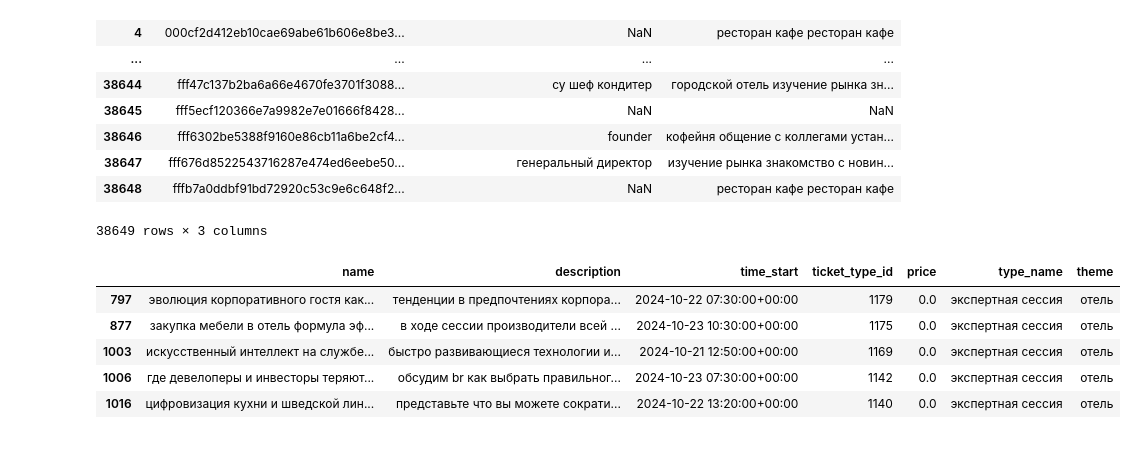
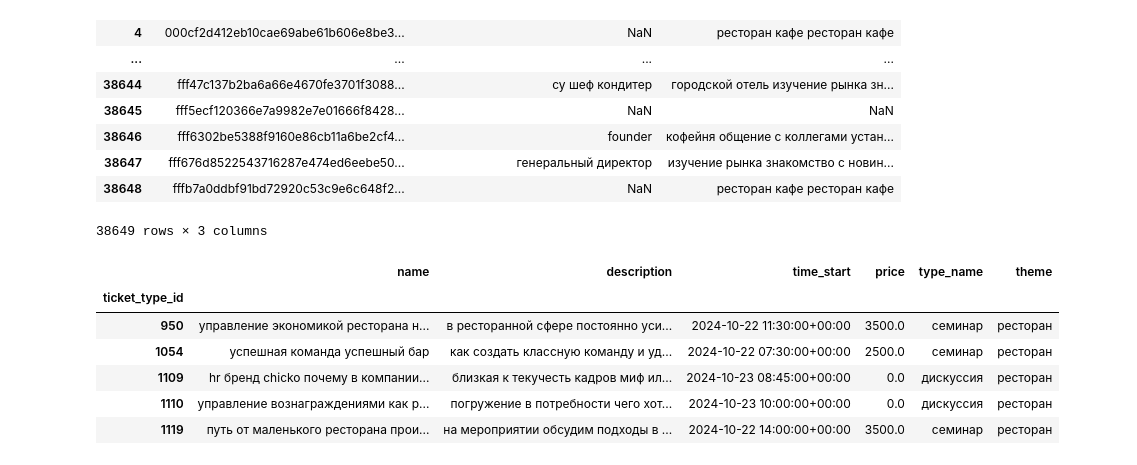
Before and after one commit to merkulovsvt/MachineLearning, a Jupyter notebook: PIR/Model.ipynb, the cells around one changed output. Drawn from its saved outputs; the diff is of its cells as text; code cells hidden in the pictures.

```diff
--- a/PIR/Model.ipynb
+++ b/PIR/Model.ipynb
@@ -134,7 +139,11 @@ Name: count, dtype: int64
 5 rows × 29 columns
 # %%
 for token in tqdm(set(bert_data.index)):
-    bert_sample = bert_data[bert_data.index != token].sample(n=n).reset_index(drop=True)
+    bert_sample = (bert_data[(bert_data.index != token) &
+                             (bert_data.time_year != datetime.now().year)]
+                   .sample(n=n)
+                   .reset_index(drop=True))
+
     user = users_bert[users_bert.index == token].reset_index(drop=True)
 
     bert_sample[user.columns] = user.to_numpy().repeat(n, axis=0)
@@ -163,13 +172,14 @@ Name: count, dtype: int64
 # %%
 from catboost import CatBoostClassifier
 
-X_tfidf = model_tfidf_data.drop(columns=['target', 'ticket_type_id', 'time_year'])
+X_tfidf = (model_tfidf_data
+           .drop(columns=['target', 'ticket_type_id', 'time_year', 'time_day', 'scl_price', 'type']))
 y_tfidf = model_tfidf_data['target']
 
-# tfidf_feature_weights = [1 if elem not in ['ohe_theme_coffee', 'ohe_theme_hotel', 'ohe_theme_restaurant']
-#                    else 1 for elem in model_tfidf_data.columns.values]
+tfidf_feature_weights = [3 if 'ohe' in elem else 1 for elem in X_tfidf.columns.values]
 
 tfidf_model = CatBoostClassifier(feature_weights=None)
 
 tfidf_model.fit(X_tfidf, y_tfidf)
+# tfidf_model.save_model('Models/tfidf_catboost_v1', format="cbm")
 # %% [output]
@@ -225,11 +235,12 @@ plot_feature_importance(tfidf_model.feature_importances_, X_tfidf.columns, 'TF-I
 # %%
-X_bert = model_bert_data.drop(columns=['target', 'ticket_type_id', 'time_year'])
+X_bert = (model_bert_data
+          .drop(columns=['target', 'ticket_type_id', 'time_year', 'time_day', 'scl_price', 'type']))
 y_bert = model_bert_data['target']
 
-# bert_feature_weights = [1 if elem not in ['ohe_theme_coffee', 'ohe_theme_hotel', 'ohe_theme_restaurant']
-#                    else 1 for elem in model_tfidf_data.columns.values]
+bert_feature_weights = [3 if 'ohe' in elem else 1 for elem in X_bert.columns.values]
 
 bert_model = CatBoostClassifier(feature_weights=None)
 
 bert_model.fit(X_bert, y_bert)
+# bert_model.save_model('Models/bert_catboost_v1', format="cbm")
 # %% [output]
@@ -258,36 +269,29 @@ plot_feature_importance(bert_model.feature_importances_, X_bert.columns, 'BERT C
 # %%
-from datetime import datetime
-
-
 def get_predictions(token: str):
     current_year = datetime.now().year
-    current_date = datetime.now().year
-
-    # TODO добавить фильтрацию по дате и по уже приобретенным мероприятиям
-
     tmp_tfidf = (model_tfidf_data[(model_tfidf_data.index != token) &
                                   (model_tfidf_data['time_year'] == current_year)]
-                 .drop(columns=['target', 'time_year'])
+                 .drop(columns=['target', 'time_year', 'type'])
                  .drop_duplicates(subset=['ticket_type_id'])
                  .reset_index(drop=True))
 
     tmp_bert = (model_bert_data[(model_bert_data.index != token) &
                                 (model_bert_data['time_year'] == current_year)]
-                .drop(columns=['target', 'time_year'])
+                .drop(columns=['target', 'time_year', 'type'])
                 .drop_duplicates(subset=['ticket_type_id'])
                 .reset_index(drop=True))
 
     tfidf_tt_ids = tmp_tfidf['ticket_type_id']
     tfidf_bert_ids = tmp_bert['ticket_type_id']
 
-    tmp_df = tmp_tfidf.drop(columns=['ticket_type_id'])
+    tmp_tfidf = tmp_tfidf.drop(columns=['ticket_type_id'])
     tmp_bert = tmp_bert.drop(columns=['ticket_type_id'])
 
     tfidf_user = users_tfidf[users_tfidf.index == token]
     bert_user = users_bert[users_bert.index == token]
 
-    tmp_tfidf[tfidf_user.columns] = tfidf_user.to_numpy().repeat(len(tmp_df), axis=0)
-    tmp_bert[bert_user.columns] = bert_user.to_numpy().repeat(len(tmp_df), axis=0)
+    tmp_tfidf[tfidf_user.columns] = tfidf_user.to_numpy().repeat(len(tmp_tfidf), axis=0)
+    tmp_bert[bert_user.columns] = bert_user.to_numpy().repeat(len(tmp_bert), axis=0)
 
     tfidf_result = tfidf_model.predict_proba(tmp_tfidf)
     bert_result = bert_model.predict_proba(tmp_bert)
@@ -303,6 +307,6 @@ def get_predictions(token: str):
     return pd.concat([top_5_tfidf, top_5_bert], axis=1)
 
 
-get_predictions(token='00118eb6a43084bcad094594229c239237683c97')
+get_predictions(token='0047b464ea7149de1269403c6034da6a08f94e10')
 # %% [output]
 |  | tfidf_res | bert_res |
@@ -328,14 +332,14 @@ users
 | 38648 | fffb7a0ddbf91bd72920c53c9e6c648f2... | NaN | ресторан кафе ресторан кафе |
 38649 rows × 3 columns
 # %%
-events[events['ticket_type_id'].isin(
-    get_predictions(token='0053ba113ba3e92a3a4c89b774260fa632cf34dd').iloc[:, 0]
-)]
+tfidf_predictions = get_predictions(token='ffc9f60dfbf0ed357d14494de1228f011d5f199c').iloc[:, 0]
+events[events['ticket_type_id'].isin(tfidf_predictions)].set_index('ticket_type_id')
 # %% [output]
-|  | name | description | time_start | ticket_type_id | price | type_name | theme |
-| 797 | эволюция корпоративного гостя как... | тенденции в предпочтениях корпора... | 2024-10-22 07:30:00+00:00 | 1179 | 0.0 | экспертная сессия | отель |
-| 877 | закупка мебели в отель формула эф... | в ходе сессии производители всей ... | 2024-10-23 10:30:00+00:00 | 1175 | 0.0 | экспертная сессия | отель |
-| 1003 | искусственный интеллект на службе... | быстро развивающиеся технологии и... | 2024-10-21 12:50:00+00:00 | 1169 | 0.0 | экспертная сессия | отель |
-| 1006 | где девелоперы и инвесторы теряют... | обсудим br как выбрать правильног... | 2024-10-23 07:30:00+00:00 | 1142 | 0.0 | экспертная сессия | отель |
-| 1016 | цифровизация кухни и шведской лин... | представьте что вы можете сократи... | 2024-10-22 13:20:00+00:00 | 1140 | 0.0 | экспертная сессия | отель |
+|  | name | description | time_start | price | type_name | theme |
+| ticket_type_id |  |  |  |  |  |  |
+| 950 | управление экономикой ресторана н... | в ресторанной сфере постоянно уси... | 2024-10-22 11:30:00+00:00 | 3500.0 | семинар | ресторан |
+| 1054 | успешная команда успешный бар | как создать классную команду и уд... | 2024-10-22 07:30:00+00:00 | 2500.0 | семинар | ресторан |
+| 1109 | hr бренд chicko почему в компании... | близкая к текучесть кадров миф ил... | 2024-10-23 08:45:00+00:00 | 0.0 | дискуссия | ресторан |
+| 1110 | управление вознаграждениями как р... | погружение в потребности чего хот... | 2024-10-23 10:00:00+00:00 | 0.0 | дискуссия | ресторан |
+| 1119 | путь от маленького ресторана прои... | на мероприятии обсудим подходы в ... | 2024-10-22 14:00:00+00:00 | 3500.0 | семинар | ресторан |
 # %%
```
Also changed, not shown: parts of 12 cells of this notebook, 20 other files.
